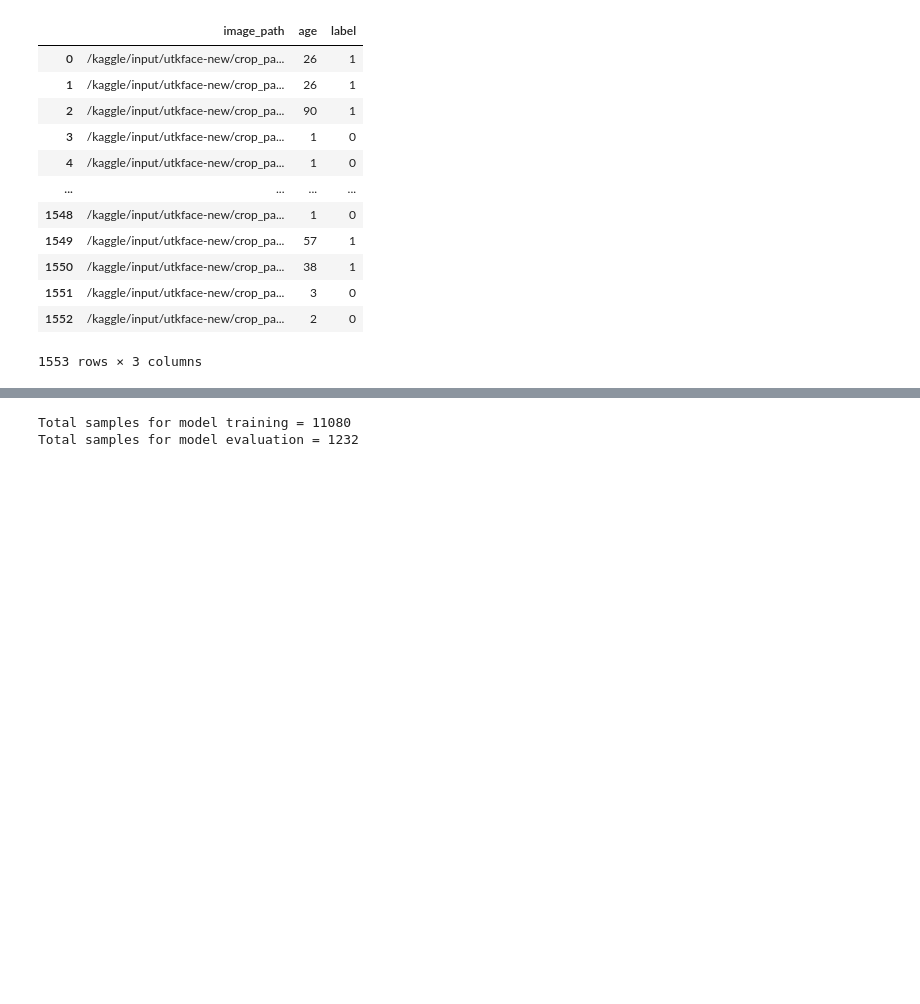
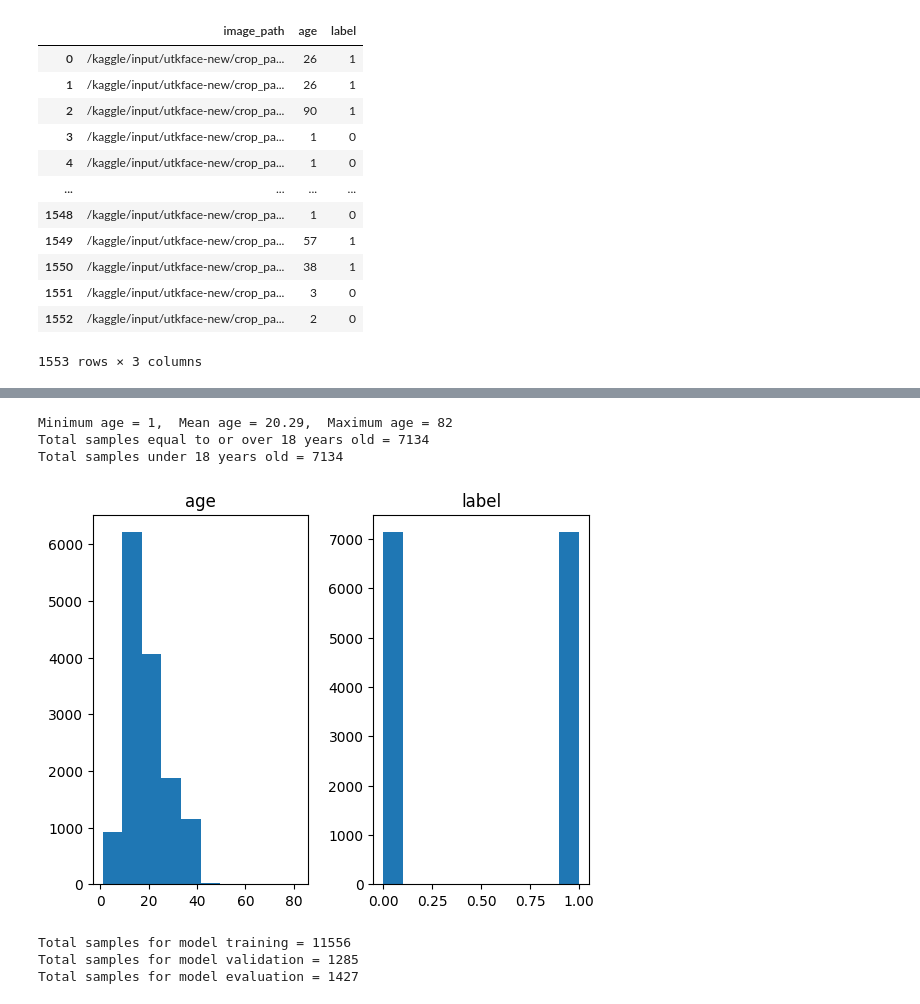
Before and after one commit to qivaijar/oracle-assignment-age-classifier, a Jupyter notebook: age_classifier.ipynb, the cells around one changed output, grey strips where cells are left out. Drawn from its saved outputs; the diff is of its cells as text; code cells hidden in the pictures; blank space fills up the shorter version.

Commit message:
Update: add validation stage every epoch

```diff
--- a/age_classifier.ipynb
+++ b/age_classifier.ipynb
@@ -192 +215,21 @@ undersampled_dataframe.reset_index(drop=True, inplace=True)
+# %%
+# Perform data resampling
+target_sample = combined_dataframe['label'].value_counts().get(0) # resample based on minority class = label 0 or under 18
+
+under18_samples = combined_dataframe[combined_dataframe['label'] == 0].sample(n=target_sample)
+over18_samples = combined_dataframe[combined_dataframe['label'] == 1].sample(n=target_sample)
+
+resampled_dataframe = pd.concat([under18_samples, over18_samples], ignore_index=True)
+resampled_dataframe
+
+# Show histogram
+resampled_dataframe.hist(grid=False)
+print(f"Minimum age = {resampled_dataframe['age'].min()},  Mean age = {resampled_dataframe['age'].mean():.2f},  Maximum age = {resampled_dataframe['age'].max()}")
+print(f"Total samples equal to or over 18 years old = {resampled_dataframe['label'].value_counts().get(1)}")
+print(f"Total samples under 18 years old = {resampled_dataframe['label'].value_counts().get(0)}")
+# %% [output]
+Minimum age = 1,  Mean age = 20.29,  Maximum age = 82
+Total samples equal to or over 18 years old = 7134
+Total samples under 18 years old = 7134
+[figure, added]
 # %%
@@ -238,10 +284,12 @@ test_loader = DataLoader(test_dataset, batch_size=8, shuffle=True, drop_last=Tru
 # %%
 # Check total training and testing dataset
 print(f"Total samples for model training = {len(train_dataset)}")
+print(f"Total samples for model validation = {len(val_dataset)}")
 print(f"Total samples for model evaluation = {len(test_dataset)}")
 # %% [output]
-Total samples for model training = 11080
-Total samples for model evaluation = 1232
+Total samples for model training = 11556
+Total samples for model validation = 1285
+Total samples for model evaluation = 1427
 # %%
 # Define model and hyperparameters
 import torch.nn as nn
```
Also changed, not shown: parts of 11 cells of this notebook.
